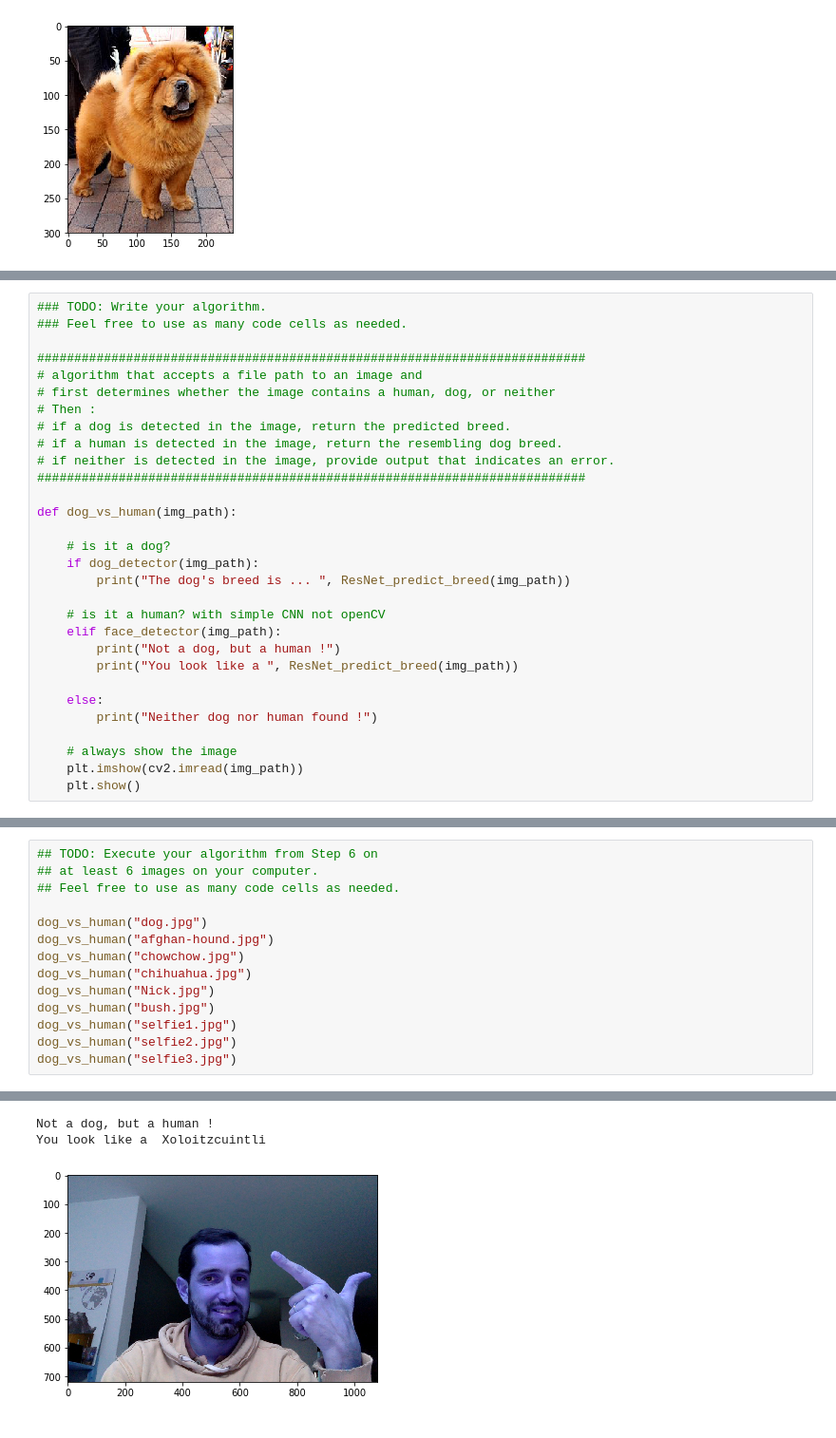
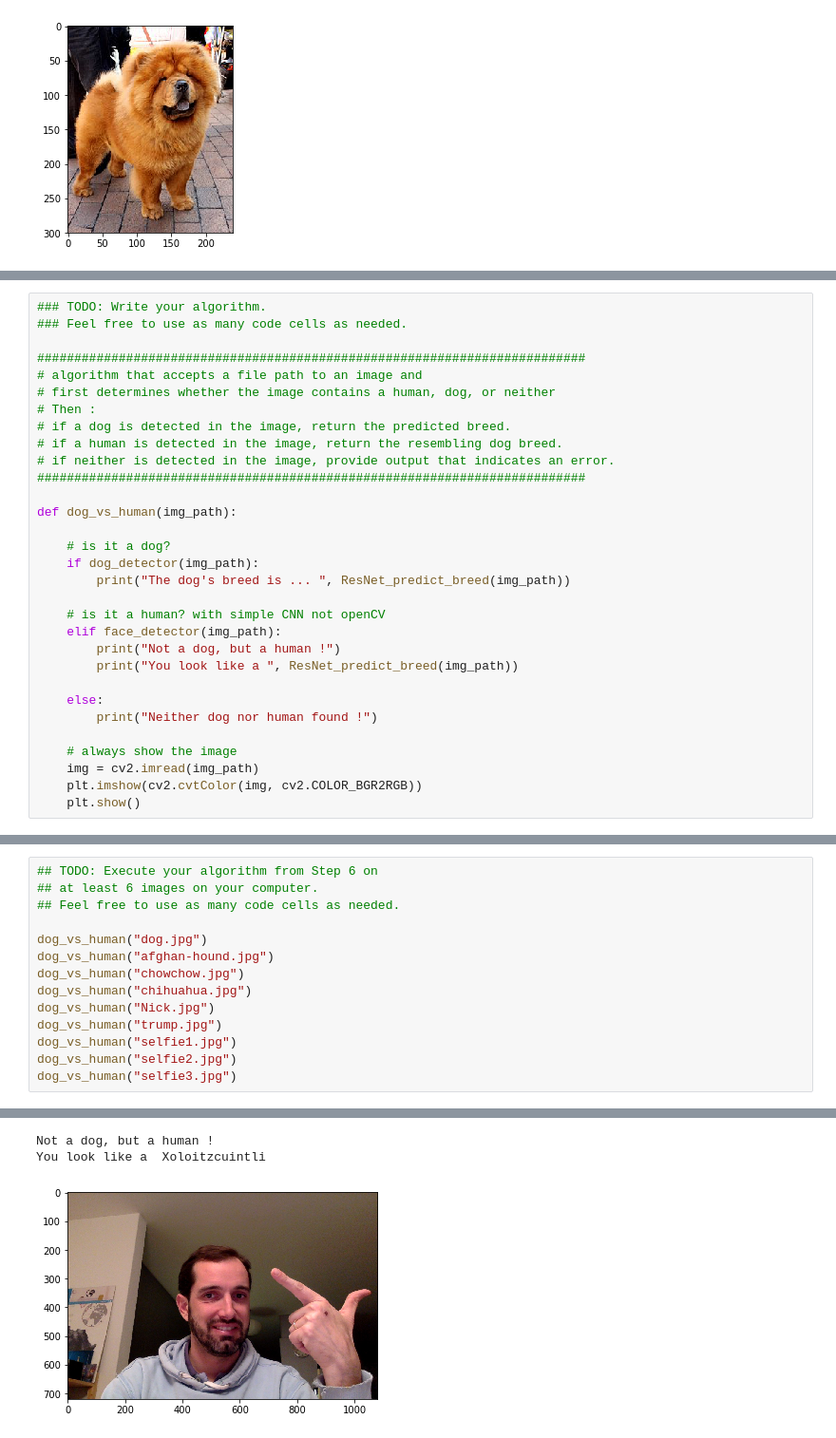
Before and after one commit to nicol4sb/classifier-cnn, a Jupyter notebook: dog_app.ipynb, the cells around one changed output, grey strips where cells are left out. Shown at 95% size. Cells and saved outputs as stored; diff of their text form.

```diff
--- a/dog_app.ipynb
+++ b/dog_app.ipynb
@@ -959,7 +959,8 @@ def dog_vs_human(img_path):
         print("Neither dog nor human found !")
 
     # always show the image
-    plt.imshow(cv2.imread(img_path))
+    img = cv2.imread(img_path)
+    plt.imshow(cv2.cvtColor(img, cv2.COLOR_BGR2RGB))
     plt.show()
 # %% [markdown]
 ---
@@ -985,7 +992,7 @@ dog_vs_human("afghan-hound.jpg")
 dog_vs_human("chowchow.jpg")
 dog_vs_human("chihuahua.jpg")
 dog_vs_human("Nick.jpg")
-dog_vs_human("bush.jpg")
+dog_vs_human("trump.jpg")
 dog_vs_human("selfie1.jpg")
 dog_vs_human("selfie2.jpg")
 dog_vs_human("selfie3.jpg")
@@ -1001,4 +1008,4 @@ The dog's breed is ...  Chihuahua
 Not a dog, but a human !
 You look like a  Xoloitzcuintli
-[figure, old version]
+[figure, new version]
 Not a dog, but a human !
```
Also changed, not shown: parts of 7 cells of this notebook, 2 other files.
